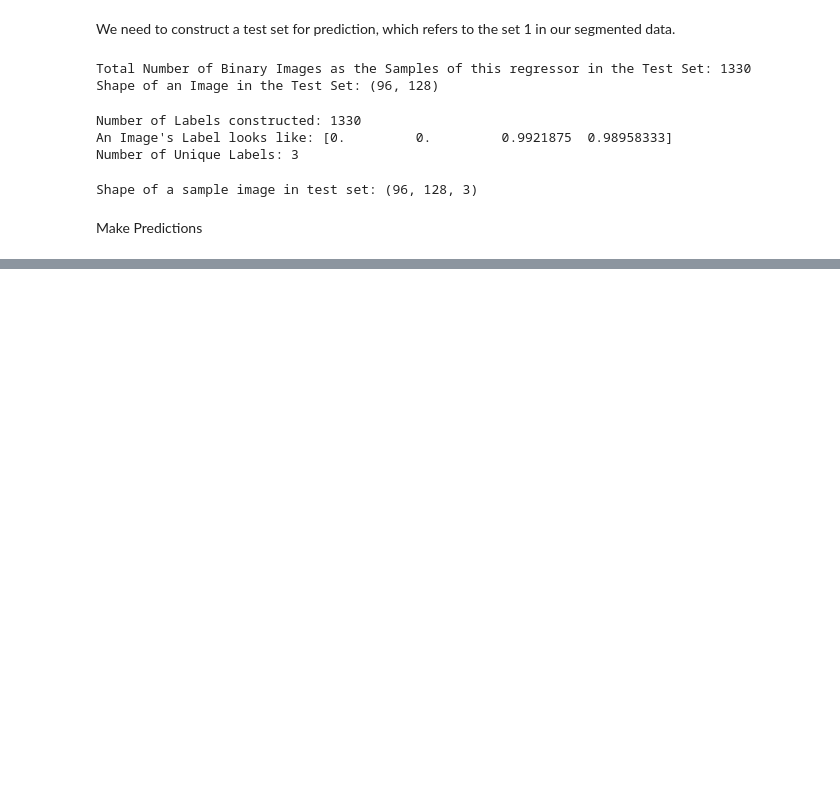
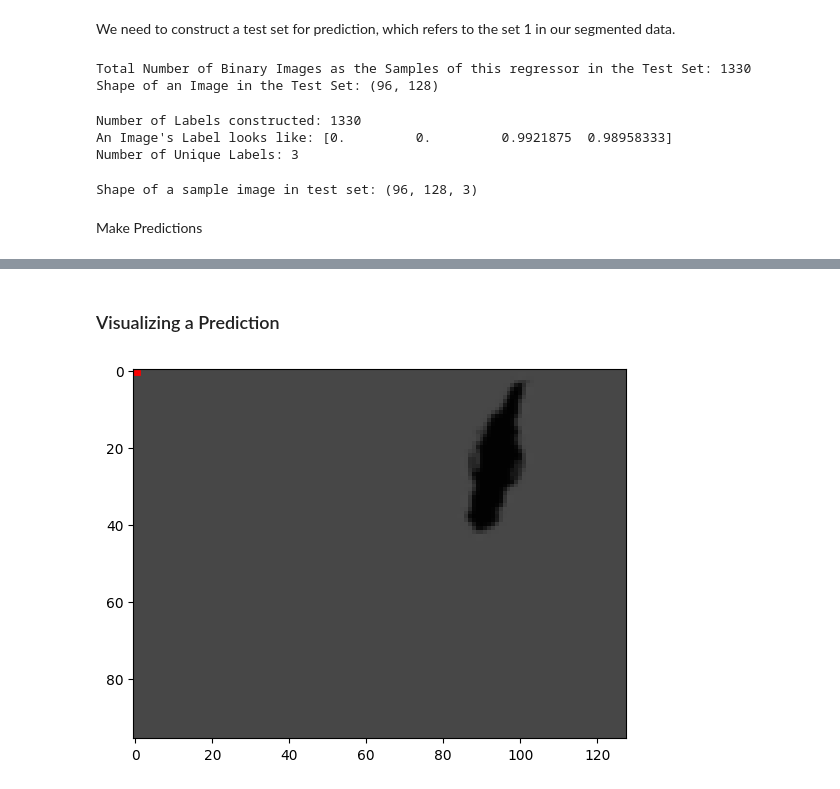
Before and after one commit to kmock930/Multi-Category-Image-Modelling-Transfer-Learning, a Jupyter notebook: CSI5341 Assignment 3 - Kelvin Mock 300453668.ipynb, the cells around one changed output, grey strips where cells are left out. Cells and saved outputs as stored; diff of their text form; code cells hidden in the pictures; blank space fills up the shorter version.

```diff
--- a/CSI5341 Assignment 3 - Kelvin Mock 300453668.ipynb
+++ b/CSI5341 Assignment 3 - Kelvin Mock 300453668.ipynb
@@ -950,0 +950,11 @@ A Prediction looks like: [-2.8405339e-08 -3.9115548e-08  9.9218744e-01  9.895833
+# %% [markdown]
+### Visualizing a Prediction
+# %%
+drawBoundingBox(
+    bboxFilepath=constants.BBOX_FILENAME,
+    X_imageSet=regressor_X_test,
+    y_imageSet=regressor_y_pred,
+    isPred=True
+);
+# %% [output]
+[figure, added]
```
Also changed, not shown: parts of 19 cells of this notebook, 2 other files.
